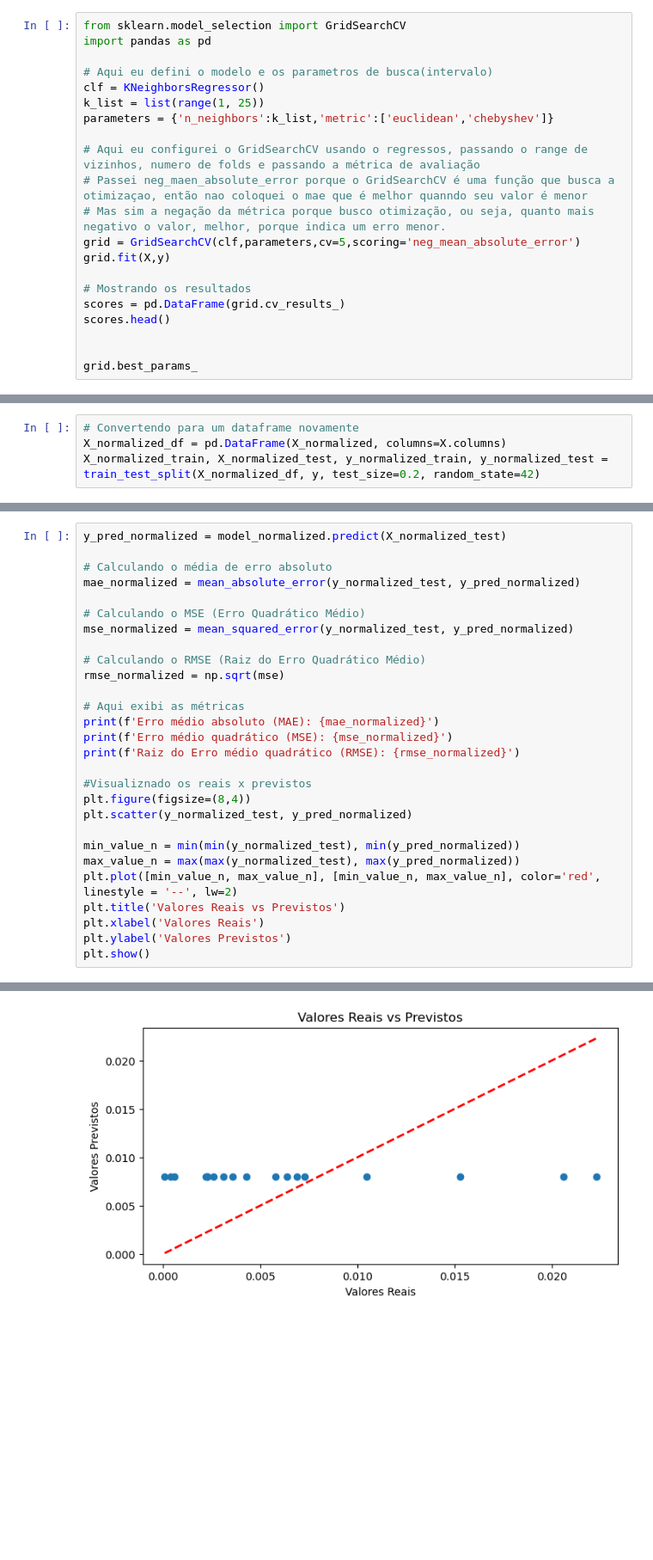
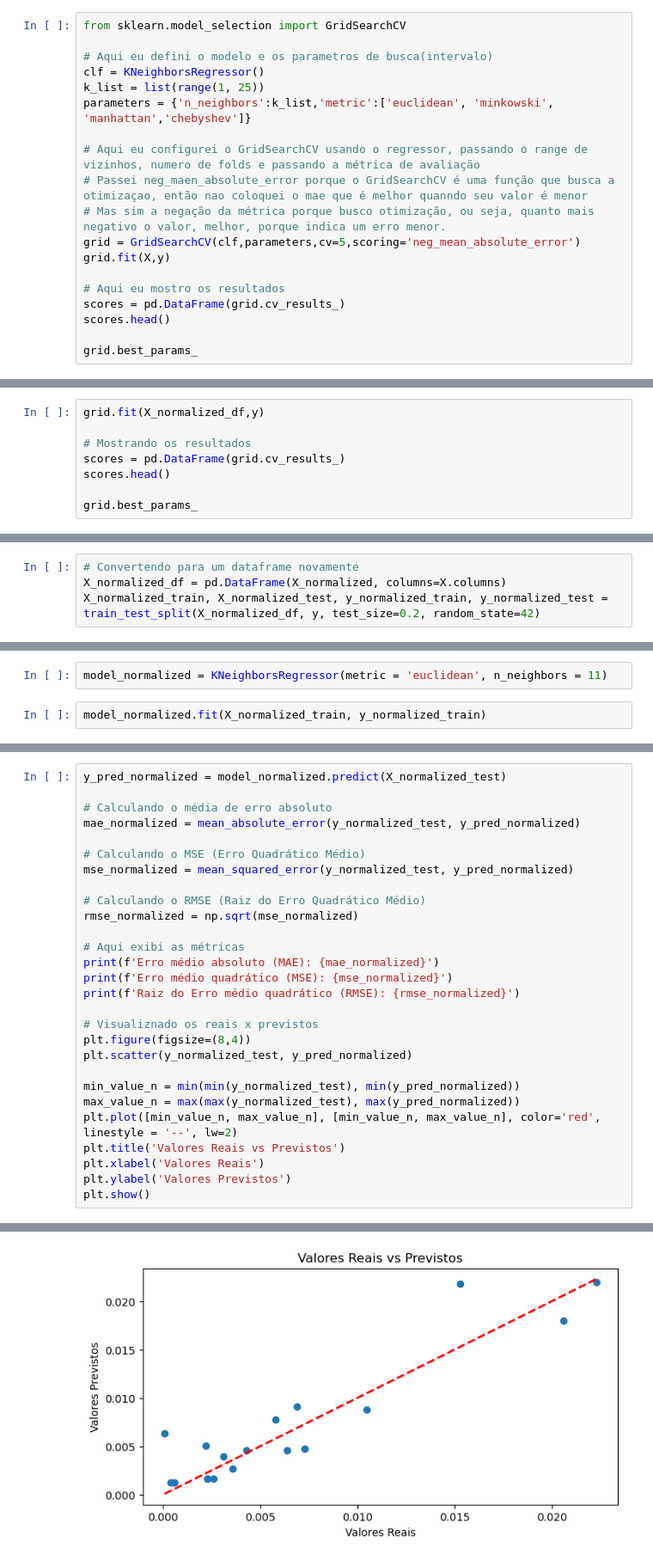
Before and after one commit to lusgaoliveira/restic-desafio-knn-regressao, a Jupyter notebook: knn.ipynb, the cells around one changed output, grey strips where cells are left out. Shown at 86% size. Saved outputs shown, nothing was run; the diff lists cells and outputs as text; blank space fills up the shorter version.

Commit message:
feat: modifica as colunas independentes, utilizo varios cenarios de treinamento do modelo e conclusao

```diff
--- a/knn.ipynb
+++ b/knn.ipynb
@@ -473,22 +478,20 @@ Desvio padrão: 0.16638850276323247
 # %%
 from sklearn.model_selection import GridSearchCV
-import pandas as pd
 
 # Aqui eu defini o modelo e os parametros de busca(intervalo)
 clf = KNeighborsRegressor()
 k_list = list(range(1, 25))
-parameters = {'n_neighbors':k_list,'metric':['euclidean','chebyshev']}
+parameters = {'n_neighbors':k_list,'metric':['euclidean', 'minkowski', 'manhattan','chebyshev']}
 
-# Aqui eu configurei o GridSearchCV usando o regressos, passando o range de vizinhos, numero de folds e passando a métrica de avaliação
+# Aqui eu configurei o GridSearchCV usando o regressor, passando o range de vizinhos, numero de folds e passando a métrica de avaliação
 # Passei neg_maen_absolute_error porque o GridSearchCV é uma função que busca a otimizaçao, então nao coloquei o mae que é melhor quanndo seu valor é menor
 # Mas sim a negação da métrica porque busco otimização, ou seja, quanto mais negativo o valor, melhor, porque indica um erro menor.
 grid = GridSearchCV(clf,parameters,cv=5,scoring='neg_mean_absolute_error')
 grid.fit(X,y)
 
-# Mostrando os resultados
+# Aqui eu mostro os resultados
 scores = pd.DataFrame(grid.cv_results_)
 scores.head()
 
-
 grid.best_params_
 # %% [output]
@@ -520,0 +577,8 @@ plt.show()
+# %%
+grid.fit(X_normalized_df,y)
+
+# Mostrando os resultados
+scores = pd.DataFrame(grid.cv_results_)
+scores.head()
+
+grid.best_params_
@@ -531,0 +593,4 @@ KNeighborsRegressor(metric='chebyshev', n_neighbors=23)
+# %%
+model_normalized = KNeighborsRegressor(metric = 'euclidean', n_neighbors = 11)
+# %%
+model_normalized.fit(X_normalized_train, y_normalized_train)
@@ -539,14 +606,14 @@ mae_normalized = mean_absolute_error(y_normalized_test, y_pred_normalized)
 mse_normalized = mean_squared_error(y_normalized_test, y_pred_normalized)
 
 # Calculando o RMSE (Raiz do Erro Quadrático Médio)
-rmse_normalized = np.sqrt(mse)
+rmse_normalized = np.sqrt(mse_normalized)
 
 # Aqui exibi as métricas
 print(f'Erro médio absoluto (MAE): {mae_normalized}')
 print(f'Erro médio quadrático (MSE): {mse_normalized}')
 print(f'Raiz do Erro médio quadrático (RMSE): {rmse_normalized}')
 
-#Visualiznado os reais x previstos
+# Visualiznado os reais x previstos
 plt.figure(figsize=(8,4))
 plt.scatter(y_normalized_test, y_pred_normalized)
 
@@ -564,2 +631,2 @@ Raiz do Erro médio quadrático (RMSE): 0.0076439663933210895
-[figure, old version]
+[figure, new version]
 # %% [markdown]
```
Also changed, not shown: parts of 32 cells of this notebook.
